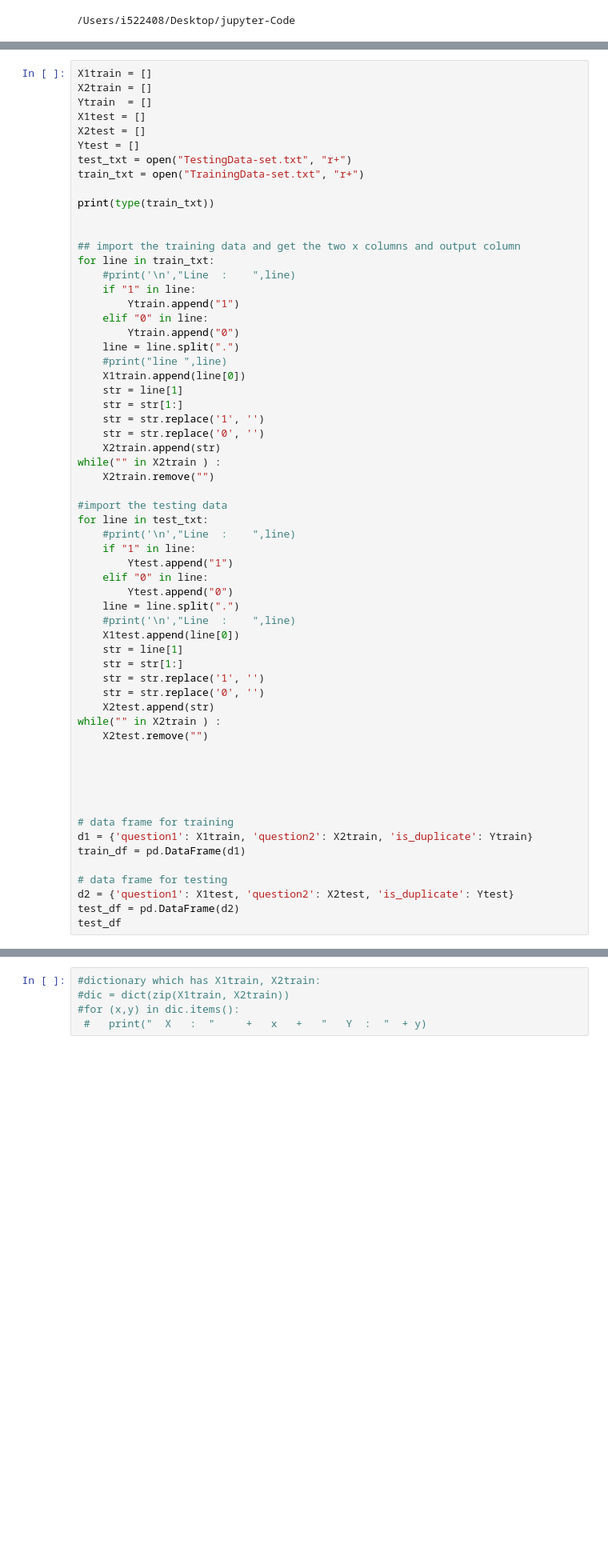
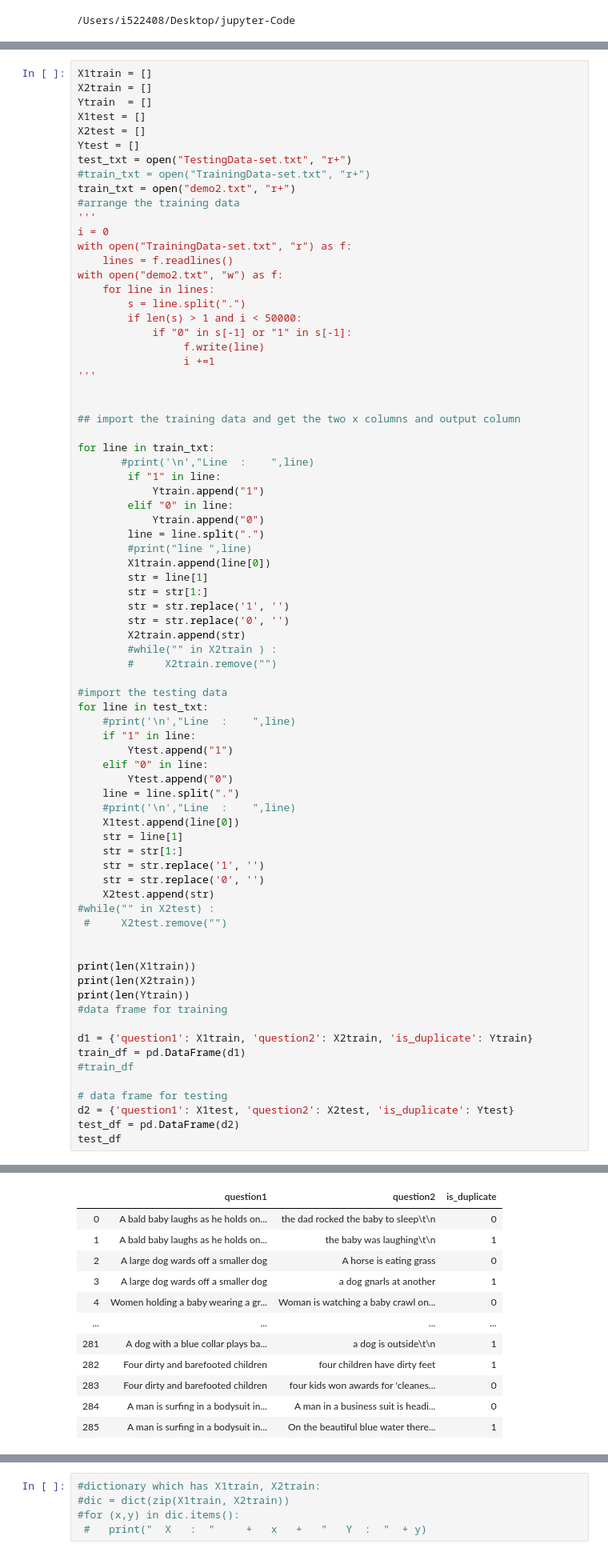
Before and after one commit to Ramirow/selenuim-test, a Jupyter notebook: siamese.ipynb, the cells around one changed output, grey strips where cells are left out. Shown at 80% size. Saved outputs shown, nothing was run; the diff lists cells and outputs as text; blank space fills up the shorter version.

```diff
--- a/siamese.ipynb
+++ b/siamese.ipynb
@@ -40,28 +42,41 @@ X1test = []
 X2test = []
 Ytest = []
 test_txt = open("TestingData-set.txt", "r+")
-train_txt = open("TrainingData-set.txt", "r+")
-
-print(type(train_txt))
+#train_txt = open("TrainingData-set.txt", "r+")
+train_txt = open("demo2.txt", "r+")
+#arrange the training data
+'''
+i = 0
+with open("TrainingData-set.txt", "r") as f:
+    lines = f.readlines()
+with open("demo2.txt", "w") as f:
+    for line in lines:
+        s = line.split(".")
+        if len(s) > 1 and i < 50000:
+            if "0" in s[-1] or "1" in s[-1]:
+                 f.write(line)
+                 i +=1
+'''
 
 
 ## import the training data and get the two x columns and output column
+
 for line in train_txt:
-    #print('\n',"Line  :    ",line)
-    if "1" in line:
-        Ytrain.append("1")
-    elif "0" in line:
-        Ytrain.append("0")
-    line = line.split(".")
-    #print("line ",line)
-    X1train.append(line[0])
-    str = line[1]
-    str = str[1:]
-    str = str.replace('1', '')
-    str = str.replace('0', '')
-    X2train.append(str)
-while("" in X2train ) :
-    X2train.remove("")
+       #print('\n',"Line  :    ",line)
+        if "1" in line:
+            Ytrain.append("1")
+        elif "0" in line:
+            Ytrain.append("0")
+        line = line.split(".")
+        #print("line ",line)
+        X1train.append(line[0])
+        str = line[1]
+        str = str[1:]
+        str = str.replace('1', '')
+        str = str.replace('0', '')
+        X2train.append(str)
+        #while("" in X2train ) :
+        #     X2train.remove("")
 
 #import the testing data
 for line in test_txt:
@@ -78,16 +93,18 @@ for line in test_txt:
     str = str.replace('1', '')
     str = str.replace('0', '')
     X2test.append(str)
-while("" in X2train ) :
-    X2test.remove("")
+#while("" in X2test) :
+ #     X2test.remove("")
 
 
+print(len(X1train))
+print(len(X2train))
+print(len(Ytrain))
+#data frame for training
 
-
-
-# data frame for training
 d1 = {'question1': X1train, 'question2': X2train, 'is_duplicate': Ytrain}
 train_df = pd.DataFrame(d1)
+#train_df
 
 # data frame for testing
 d2 = {'question1': X1test, 'question2': X2test, 'is_duplicate': Ytest}
@@ -113,0 +117,12 @@ test_df
+|  | question1 | question2 | is_duplicate |
+| 0 | A bald baby laughs as he holds on... | the dad rocked the baby to sleep\t\n | 0 |
+| 1 | A bald baby laughs as he holds on... | the baby was laughing\t\n | 1 |
+| 2 | A large dog wards off a smaller dog | A horse is eating grass | 0 |
+| 3 | A large dog wards off a smaller dog | a dog gnarls at another | 1 |
+| 4 | Women holding a baby wearing a gr... | Woman is watching a baby crawl on... | 0 |
+| ... | ... | ... | ... |
+| 281 | A dog with a blue collar plays ba... | a dog is outside\t\n | 1 |
+| 282 | Four dirty and barefooted children | four children have dirty feet | 1 |
+| 283 | Four dirty and barefooted children | four kids won awards for 'cleanes... | 0 |
+| 284 | A man is surfing in a bodysuit in... | A man in a business suit is headi... | 0 |
+| 285 | A man is surfing in a bodysuit in... | On the beautiful blue water there... | 1 |
```
Also changed, not shown: parts of 8 cells of this notebook.
